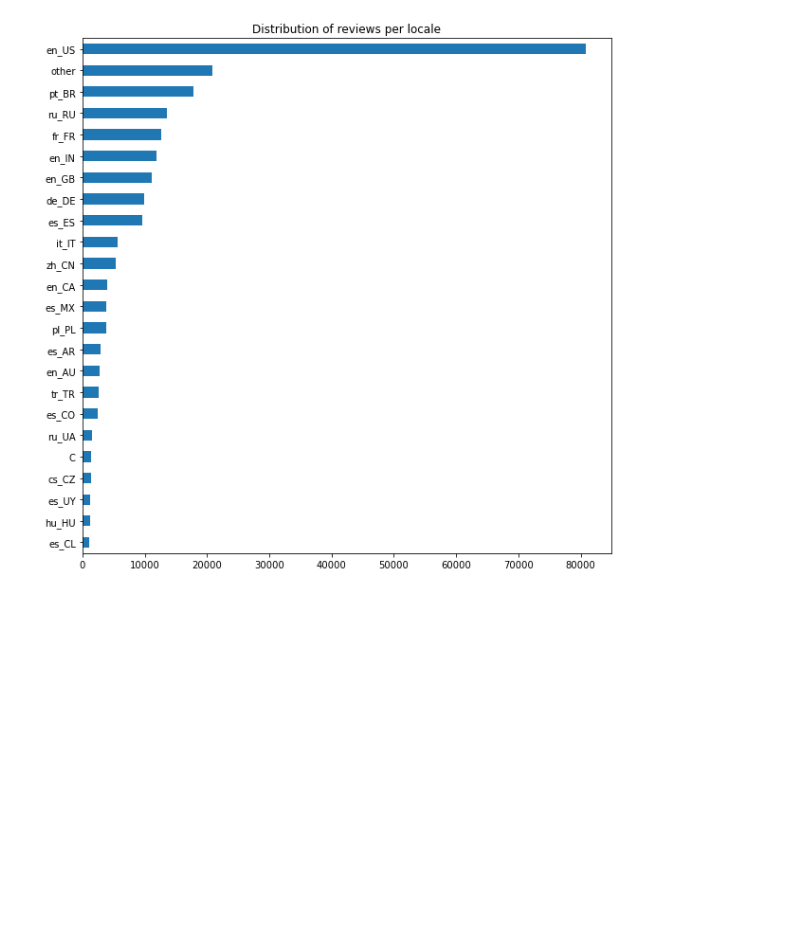
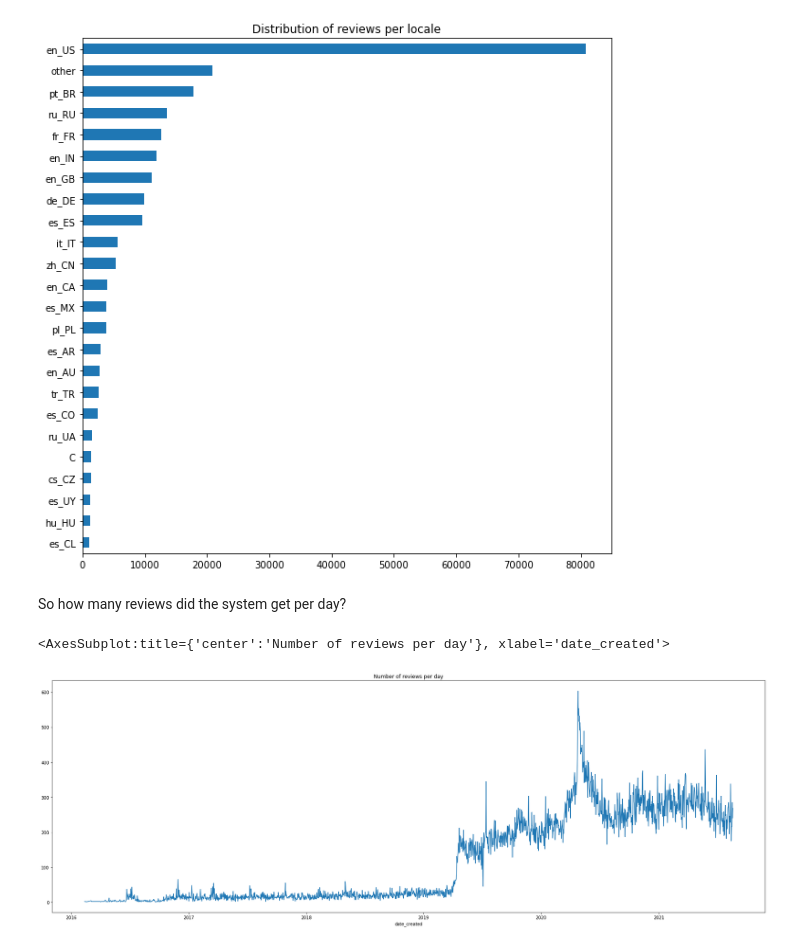
Before and after one commit to razzeee/app-reviews, a Jupyter notebook: stats.ipynb, the cells around one changed output. Drawn from its saved outputs; the diff is of its cells as text; code cells hidden in the pictures; blank space fills up the shorter version.

Commit message:
Add number of reviews per day

```diff
--- a/stats.ipynb
+++ b/stats.ipynb
@@ -36,6 +36,8 @@ df["confidence"] = df.apply(lambda row : bayesian_rating_products([row["star1"],
 reviewsDf = pd.read_json("export/data/reviews.json")
 
 reviewsDf["locale"] = reviewsDf["locale"].str.replace(".UTF-8", "")
+
+reviewsDf["date_created"] = pd.to_datetime(reviewsDf["date_created"], unit="s")
 # %% [markdown]
 Let's look how apps are rated:
 # %%
@@ -107,3 +109,10 @@ prob.sort_values().plot(kind='barh', figsize=(10, 10), title="Distribution of re
 # %% [output]
 <AxesSubplot:title={'center':'Distribution of reviews per locale'}>
 [figure]
+# %% [markdown]
+So how many reviews did the system get per day?
+# %%
+reviewsDf.groupby(reviewsDf['date_created'].dt.date)["date_created"].count().plot(kind='line', figsize=(30, 10), title="Number of reviews per day")
+# %% [output]
+<AxesSubplot:title={'center':'Number of reviews per day'}, xlabel='date_created'>
+[figure, added]
```
